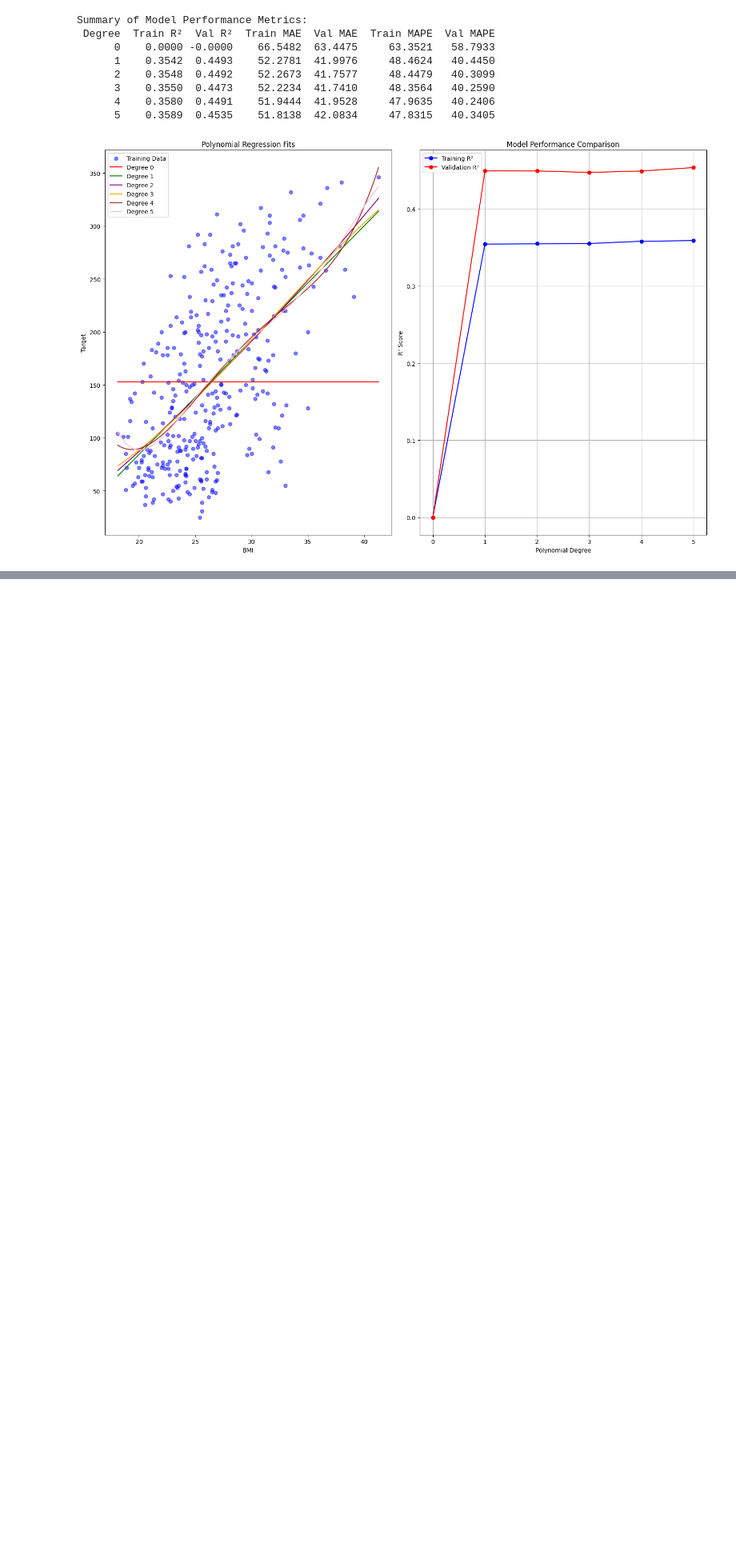
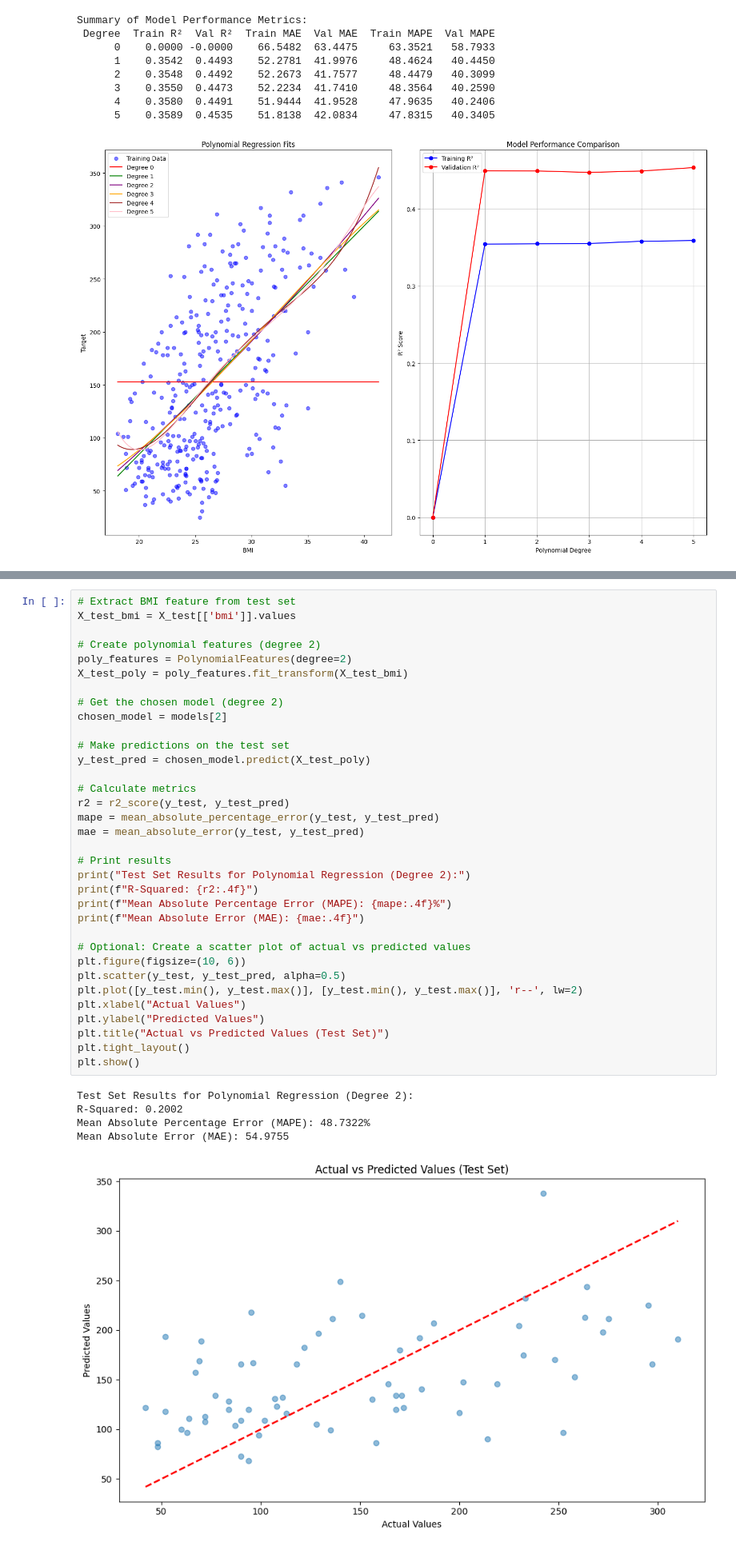
Before and after one commit to Jianting-Selina/CSCN8010_practical_lab, a Jupyter notebook: lab2.ipynb, the cells around one changed output, grey strips where cells are left out. Shown at 80% size. Cells and saved outputs as stored; diff of their text form; blank space fills up the shorter version.

Commit message:
added lab2 models

```diff
--- a/lab2.ipynb
+++ b/lab2.ipynb
@@ -319,0 +401,40 @@ The degree 2 model provides a good trade-off between model complexity and perfor
+# %%
+# Extract BMI feature from test set
+X_test_bmi = X_test[['bmi']].values
+
+# Create polynomial features (degree 2)
+poly_features = PolynomialFeatures(degree=2)
+X_test_poly = poly_features.fit_transform(X_test_bmi)
+
+# Get the chosen model (degree 2)
+chosen_model = models[2]
+
+# Make predictions on the test set
+y_test_pred = chosen_model.predict(X_test_poly)
+
+# Calculate metrics
+r2 = r2_score(y_test, y_test_pred)
+mape = mean_absolute_percentage_error(y_test, y_test_pred)
+mae = mean_absolute_error(y_test, y_test_pred)
+
+# Print results
+print("Test Set Results for Polynomial Regression (Degree 2):")
+print(f"R-Squared: {r2:.4f}")
+print(f"Mean Absolute Percentage Error (MAPE): {mape:.4f}%")
+print(f"Mean Absolute Error (MAE): {mae:.4f}")
+
+# Optional: Create a scatter plot of actual vs predicted values
+plt.figure(figsize=(10, 6))
+plt.scatter(y_test, y_test_pred, alpha=0.5)
+plt.plot([y_test.min(), y_test.max()], [y_test.min(), y_test.max()], 'r--', lw=2)
+plt.xlabel("Actual Values")
+plt.ylabel("Predicted Values")
+plt.title("Actual vs Predicted Values (Test Set)")
+plt.tight_layout()
+plt.show()
+# %% [output]
+Test Set Results for Polynomial Regression (Degree 2):
+R-Squared: 0.2002
+Mean Absolute Percentage Error (MAPE): 48.7322%
+Mean Absolute Error (MAE): 54.9755
+[figure, added]
```
Also changed, not shown: parts of 24 cells of this notebook, 1 other file.
